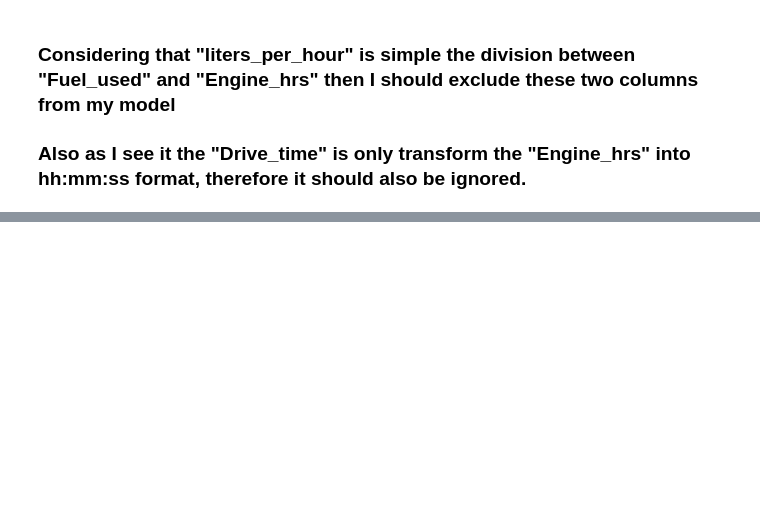
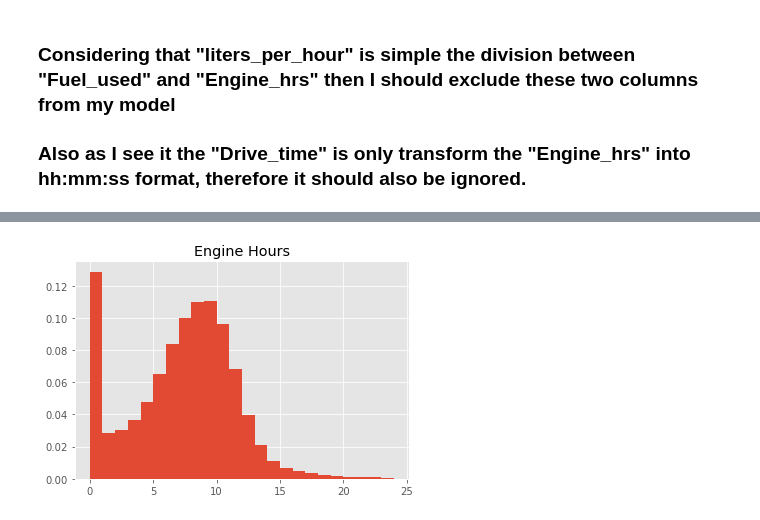
Before and after one commit to rgamerosl/capstone-project, a Jupyter notebook: cleaning_data.ipynb, the cells around one changed output, grey strips where cells are left out. Drawn from its saved outputs; the diff is of its cells as text; code cells hidden in the pictures; blank space fills up the shorter version.

```diff
--- a/cleaning_data.ipynb
+++ b/cleaning_data.ipynb
@@ -155,7 +434,10 @@ df2.info()
 # %%
 plt.hist(df2['Engine_hrs'], density=True, bins=24)
+plt.title("Engine Hours")
 # plt.savefig('figures/histogram-Engine_hrs.png')
 plt.show()
+# %% [output]
+[figure, added]
 # %%
 ### Delete entries with Idle_time bigger than 1
 indexIdle = df2.loc[abs(df2['Idle_time'] > 1),].index
```
Also changed, not shown: parts of 66 cells of this notebook.
